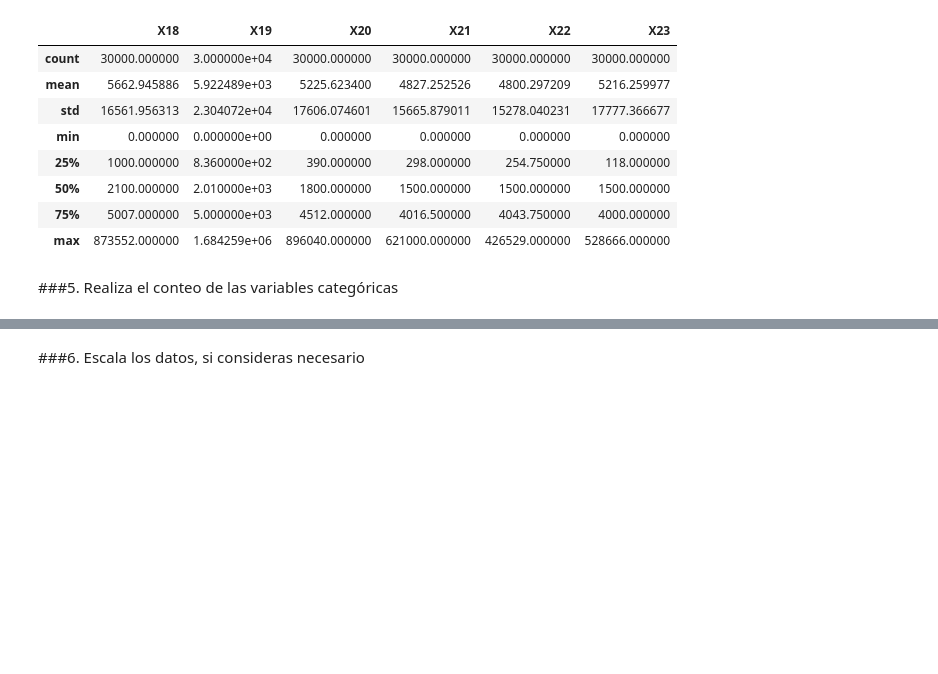
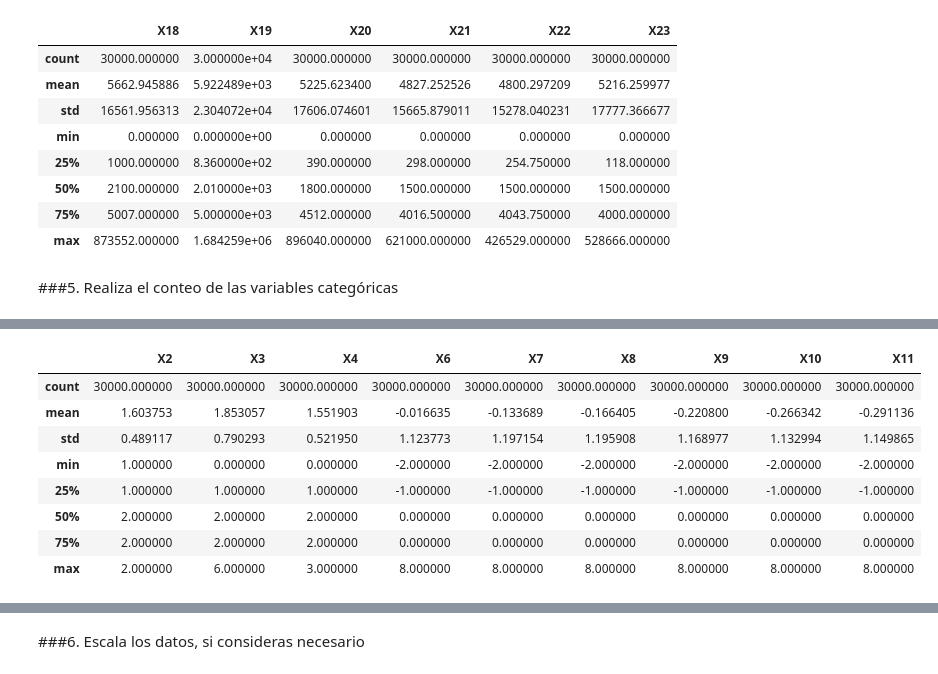
Before and after one commit to PosgradoMNA/actividades-de-aprendizaje-jeesperon, a Jupyter notebook: Act_Sem6_visualización_a01372413.ipynb, the cells around one changed output, grey strips where cells are left out. Drawn from its saved outputs; the diff is of its cells as text; code cells hidden in the pictures; blank space fills up the shorter version.

```diff
--- a/Act_Sem6_visualización_a01372413.ipynb
+++ b/Act_Sem6_visualización_a01372413.ipynb
@@ -187,0 +197,12 @@ df[['X18','X19','X20','X21','X22','X23']].describe()
+# %%
+categoricas.describe()
+# %% [output]
+|  | X2 | X3 | X4 | X6 | X7 | X8 | X9 | X10 | X11 |
+| count | 30000.000000 | 30000.000000 | 30000.000000 | 30000.000000 | 30000.000000 | 30000.000000 | 30000.000000 | 30000.000000 | 30000.000000 |
+| mean | 1.603753 | 1.853057 | 1.551903 | -0.016635 | -0.133689 | -0.166405 | -0.220800 | -0.266342 | -0.291136 |
+| std | 0.489117 | 0.790293 | 0.521950 | 1.123773 | 1.197154 | 1.195908 | 1.168977 | 1.132994 | 1.149865 |
+| min | 1.000000 | 0.000000 | 0.000000 | -2.000000 | -2.000000 | -2.000000 | -2.000000 | -2.000000 | -2.000000 |
+| 25% | 1.000000 | 1.000000 | 1.000000 | -1.000000 | -1.000000 | -1.000000 | -1.000000 | -1.000000 | -1.000000 |
+| 50% | 2.000000 | 2.000000 | 2.000000 | 0.000000 | 0.000000 | 0.000000 | 0.000000 | 0.000000 | 0.000000 |
+| 75% | 2.000000 | 2.000000 | 2.000000 | 0.000000 | 0.000000 | 0.000000 | 0.000000 | 0.000000 | 0.000000 |
+| max | 2.000000 | 6.000000 | 3.000000 | 8.000000 | 8.000000 | 8.000000 | 8.000000 | 8.000000 | 8.000000 |
```
Also changed, not shown: parts of 6 cells of this notebook.
